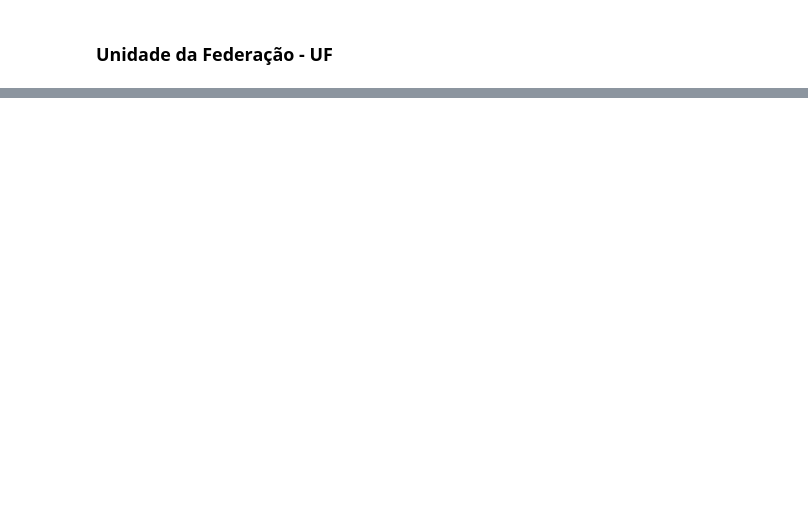
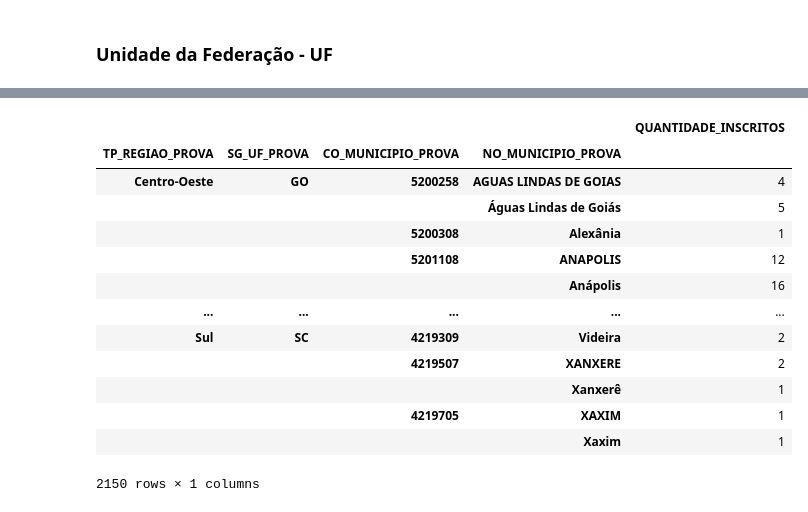
Before and after one commit to Bruno-Santana-Eco/Analise-de-Dados-ENEM, a Jupyter notebook: DataPrep1.ipynb, the cells around one changed output, grey strips where cells are left out. Cells and saved outputs as stored; diff of their text form; code cells hidden in the pictures; blank space fills up the shorter version.

```diff
--- a/DataPrep1.ipynb
+++ b/DataPrep1.ipynb
@@ -1067,0 +1246,17 @@ def get_count(ano_enem, df_enem, cols_to_group, column, column_name = None):
+# %%
+get_count(df_enem, municipality_view, 'NU_INSCRICAO', 'QUANTIDADE_INSCRITOS')
+# %% [output]
+|  |  |  |  | QUANTIDADE_INSCRITOS |
+| TP_REGIAO_PROVA | SG_UF_PROVA | CO_MUNICIPIO_PROVA | NO_MUNICIPIO_PROVA |  |
+| Centro-Oeste | GO | 5200258 | AGUAS LINDAS DE GOIAS | 4 |
+|  |  |  | Águas Lindas de Goiás | 5 |
+|  |  | 5200308 | Alexânia | 1 |
+|  |  | 5201108 | ANAPOLIS | 12 |
+|  |  |  | Anápolis | 16 |
+| ... | ... | ... | ... | ... |
+| Sul | SC | 4219309 | Videira | 2 |
+|  |  | 4219507 | XANXERE | 2 |
+|  |  |  | Xanxerê | 1 |
+|  |  | 4219705 | XAXIM | 1 |
+|  |  |  | Xaxim | 1 |
+2150 rows × 1 columns
```
Also changed, not shown: parts of 13 cells of this notebook, 3 other files.
